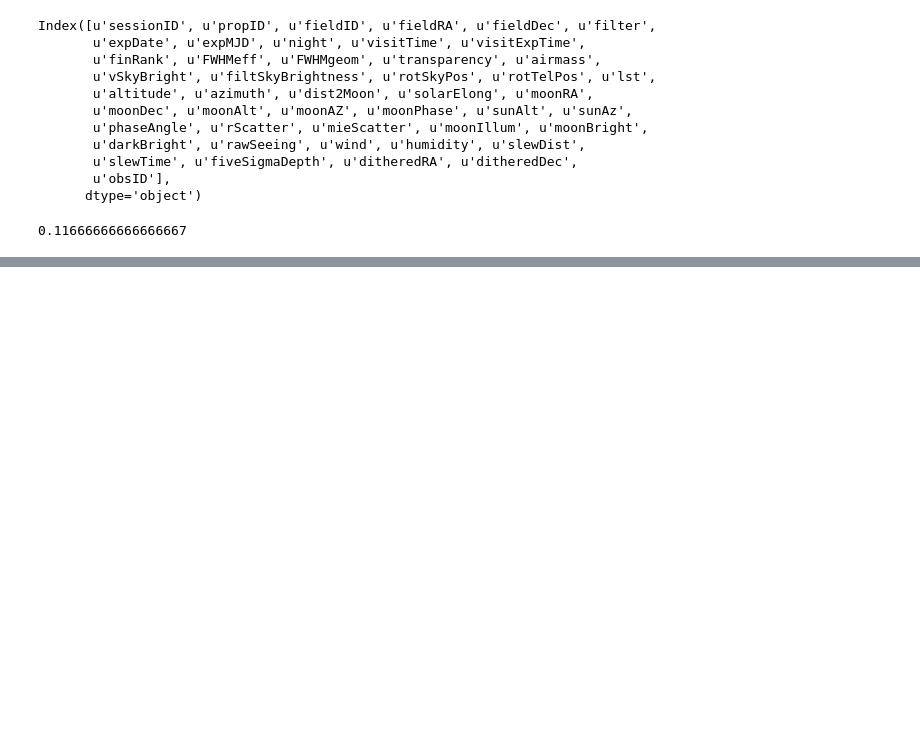
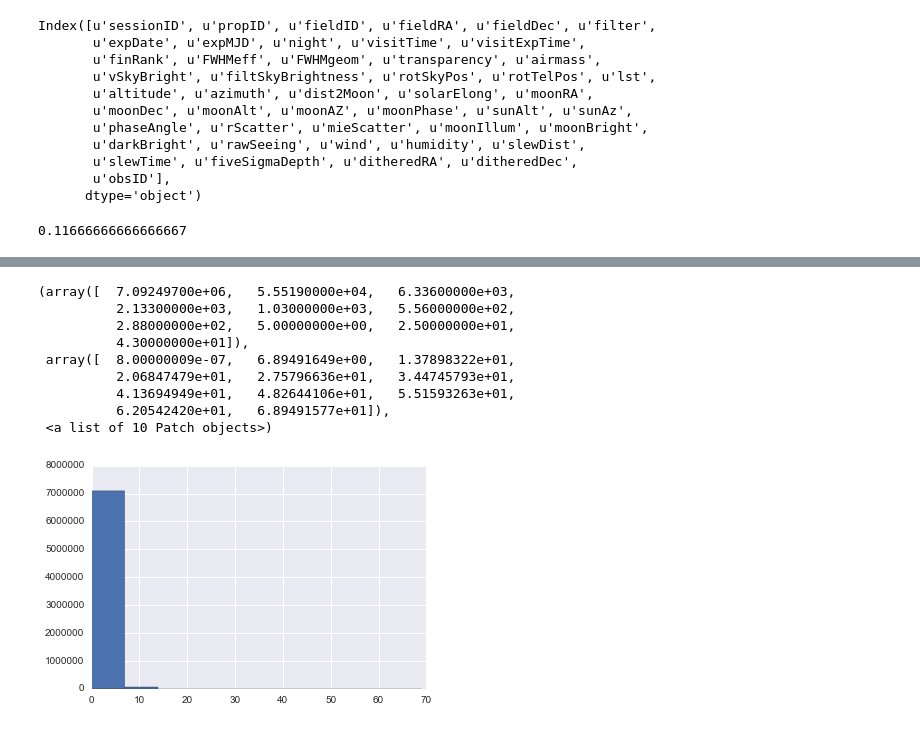
Before and after one commit to rbiswas4/SNsims, a Jupyter notebook: snsims/exampleUsage.ipynb, the cells around one changed output, grey strips where cells are left out. Drawn from its saved outputs; the diff is of its cells as text; code cells hidden in the pictures; blank space fills up the shorter version.

```diff
--- a/snsims/exampleUsage.ipynb
+++ b/snsims/exampleUsage.ipynb
@@ -514,0 +626,14 @@ Index([u'sessionID', u'propID', u'fieldID', u'fieldRA', u'fieldDec', u'filter',
+# %%
+fig, ax = plt.subplots()
+ax.hist(joined.mass_stellar)
+# %% [output]
+(array([  7.09249700e+06,   5.55190000e+04,   6.33600000e+03,
+          2.13300000e+03,   1.03000000e+03,   5.56000000e+02,
+          2.88000000e+02,   5.00000000e+00,   2.50000000e+01,
+          4.30000000e+01]),
+ array([  8.00000009e-07,   6.89491649e+00,   1.37898322e+01,
+          2.06847479e+01,   2.75796636e+01,   3.44745793e+01,
+          4.13694949e+01,   4.82644106e+01,   5.51593263e+01,
+          6.20542420e+01,   6.89491577e+01]),
+ <a list of 10 Patch objects>)
+[figure, added]
```
Also changed, not shown: parts of 27 cells of this notebook.
